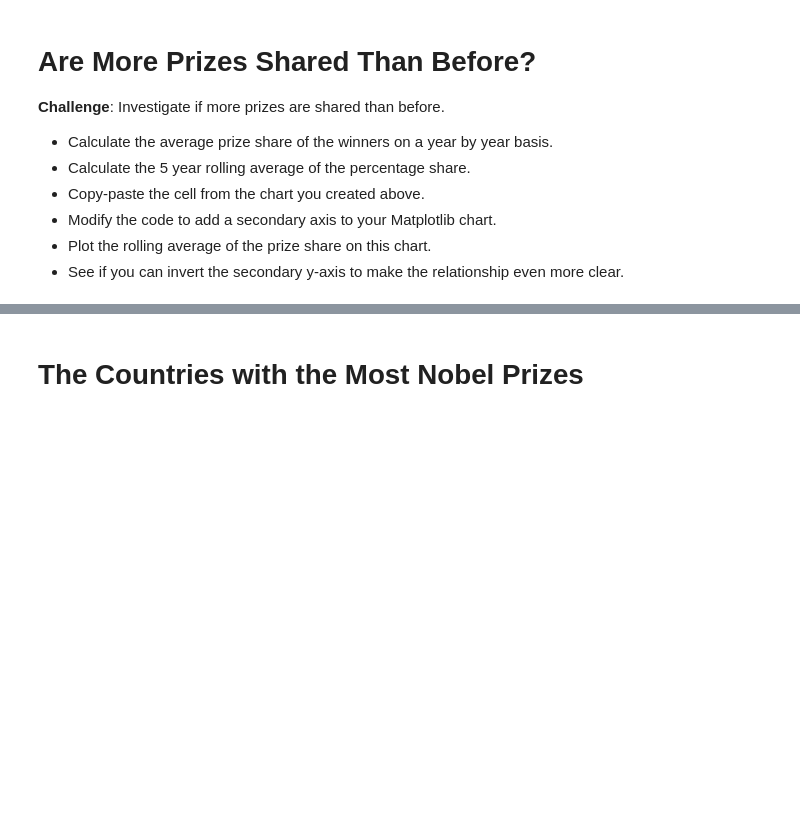
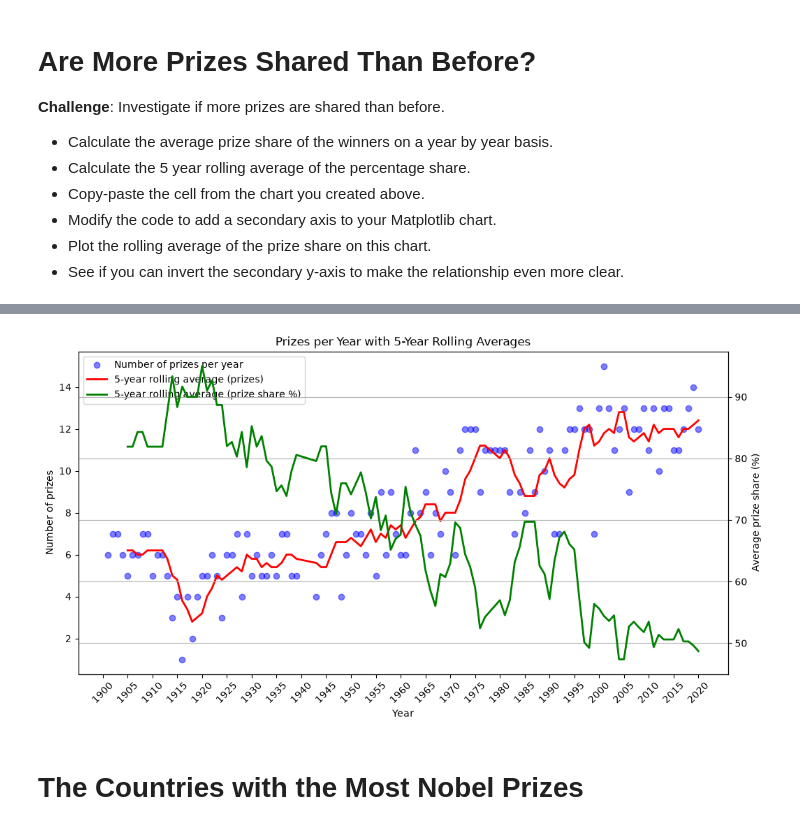
Before and after one commit to Aman88600/100-days-of-code, a Jupyter notebook: Day_79/Nobel+Prize+Analysis+Start/Nobel_Prize_Analysis_(start).ipynb, the cells around one changed output, grey strips where cells are left out. Drawn from its saved outputs; the diff is of its cells as text; code cells hidden in the pictures; blank space fills up the shorter version.

```diff
--- a/Day_79/Nobel+Prize+Analysis+Start/Nobel_Prize_Analysis_(start).ipynb
+++ b/Day_79/Nobel+Prize+Analysis+Start/Nobel_Prize_Analysis_(start).ipynb
@@ -381,3 +479,102 @@ Name: full_name, dtype: str
 * Modify the code to add a secondary axis to your Matplotlib chart.
 * Plot the rolling average of the prize share on this chart.
 * See if you can invert the secondary y-axis to make the relationship even more clear.
+# %%
+from fractions import Fraction
+
+total_share_per_year = {}
+count_per_year = {}
+
+for _, i in df_data.iterrows():
+    year = i["year"]
+    share = float(Fraction(i["prize_share"]))
+
+    if year in total_share_per_year:
+        total_share_per_year[year] += share
+        count_per_year[year] += 1
+    else:
+        total_share_per_year[year] = share
+        count_per_year[year] = 1
+
+average_price_share_per_year = {}
+
+for year in total_share_per_year:
+    average_price_share_per_year[year] = (
+        total_share_per_year[year] / count_per_year[year]
+    )
+
+print(average_price_share_per_year)
+
+
+df_data["share_pct"] = 100 / df_data["prize_share"].str.split("/").str[1].astype(float)
+
+print(df_data["share_pct"])
+
+yearly_share = df_data.groupby("year")["share_pct"].mean()
+rolling_share = yearly_share.rolling(window=5).mean()
+
+print(rolling_share)
+
+
+
+
+prizes_per_year = pd.Series(number_of_prices_per_year).sort_index()
+rolling_average = prizes_per_year.rolling(5).mean()
+
+yearly_share = df_data.groupby("year")["share_pct"].mean()
+rolling_share = yearly_share.rolling(5).mean()
+
+
+fig, ax1 = plt.subplots(figsize=(12, 6))
+
+# Scatter plot: number of prizes per year
+ax1.scatter(
+    prizes_per_year.index,
+    prizes_per_year.values,
+    color="blue",
+    alpha=0.5,
+    label="Number of prizes per year"
+)
+
+# Rolling average of number of prizes
+ax1.plot(
+    rolling_average.index,
+    rolling_average.values,
+    color="red",
+    linewidth=2,
+    label="5-year rolling average (prizes)"
+)
+
+ax1.set_xlabel("Year")
+ax1.set_ylabel("Number of prizes")
+ax1.set_xticks(range(1900, 2021, 5))
+ax1.tick_params(axis="x", rotation=45)
+
+# Create second y-axis for prize share
+ax2 = ax1.twinx()
+
+ax2.plot(
+    rolling_share.index,
+    rolling_share.values,
+    color="green",
+    linewidth=2,
+    label="5-year rolling average (prize share %)"
+)
+
+ax2.set_ylabel("Average prize share (%)")
+
+# Combine legends from both axes
+lines1, labels1 = ax1.get_legend_handles_labels()
+lines2, labels2 = ax2.get_legend_handles_labels()
+
+ax1.legend(
+    lines1 + lines2,
+    labels1 + labels2,
+    loc="upper left"
+)
+
+plt.title("Prizes per Year with 5-Year Rolling Averages")
+plt.grid(True)
+
+plt.show()
+# %% [output]
@@ -384,3 +598,4 @@ Name: full_name, dtype: str
+[figure, added]
 # %% [markdown]
 # The Countries with the Most Nobel Prizes
 # %% [markdown]
```
Also changed, not shown: parts of 7 cells of this notebook.
